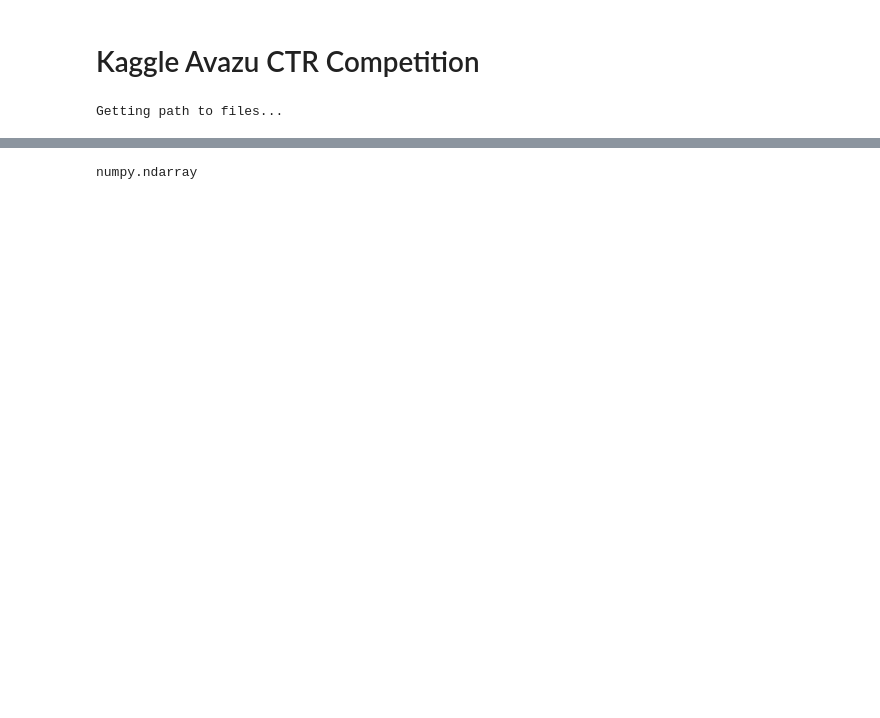
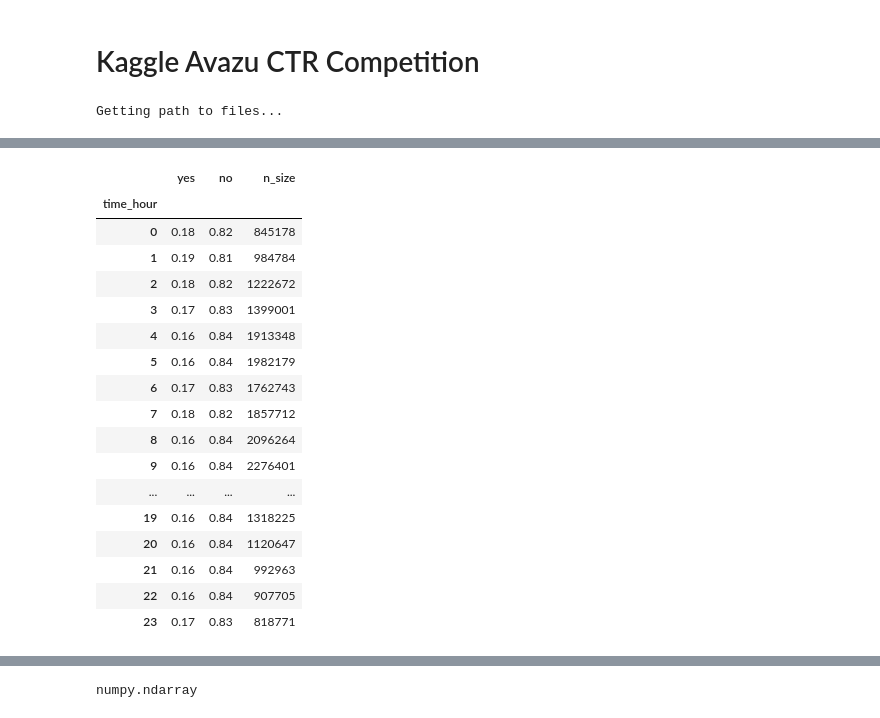
Before and after one commit to WilliamQLiu/data-analysis-examples, a Jupyter notebook: Kaggle/kaggle_avazu_ctr_pipeline.ipynb, the cells around one changed output, grey strips where cells are left out. Saved outputs shown, nothing was run; the diff lists cells and outputs as text; code cells hidden in the pictures; blank space fills up the shorter version.

```diff
--- a/Kaggle/kaggle_avazu_ctr_pipeline.ipynb
+++ b/Kaggle/kaggle_avazu_ctr_pipeline.ipynb
@@ -145,0 +182,11 @@ my_pipeline = Pipeline([(), (), ()])
+# %%
+def peak_data(df, index, percent=1):
+    """ Look at a variable, return how often var was clicked or not clicked (either as sum or percent"""
+    temp_yes = pd.pivot_table(df, values='click_yes', index=index, aggfunc=np.sum)
+    temp_no = pd.pivot_table(train_data, values='click_no', index=index, aggfunc=np.sum)
+    if percent==0:
+        df_temp = pd.DataFrame({'yes':temp_yes, 'no':temp_no, 'n_size':(temp_yes+temp_no)})
+    else:
+        df_temp = pd.DataFrame({'yes':(temp_yes/(temp_yes+temp_no)), 'no':(temp_no/(temp_yes+temp_no)), 'n_size':(temp_yes+temp_no)})
+    df_temp = df_temp[['yes', 'no', 'n_size']]
+    return df_temp
@@ -145,0 +215,21 @@ my_pipeline = Pipeline([(), (), ()])
+# %%
+peak_data(train_data, 'time_hour', 1)
+# %% [output]
+|  | yes | no | n_size |
+| time_hour |  |  |  |
+| 0 | 0.18 | 0.82 | 845178 |
+| 1 | 0.19 | 0.81 | 984784 |
+| 2 | 0.18 | 0.82 | 1222672 |
+| 3 | 0.17 | 0.83 | 1399001 |
+| 4 | 0.16 | 0.84 | 1913348 |
+| 5 | 0.16 | 0.84 | 1982179 |
+| 6 | 0.17 | 0.83 | 1762743 |
+| 7 | 0.18 | 0.82 | 1857712 |
+| 8 | 0.16 | 0.84 | 2096264 |
+| 9 | 0.16 | 0.84 | 2276401 |
+| ... | ... | ... | ... |
+| 19 | 0.16 | 0.84 | 1318225 |
+| 20 | 0.16 | 0.84 | 1120647 |
+| 21 | 0.16 | 0.84 | 992963 |
+| 22 | 0.16 | 0.84 | 907705 |
+| 23 | 0.17 | 0.83 | 818771 |
```
Also changed, not shown: parts of 50 cells of this notebook, 1 other file.
